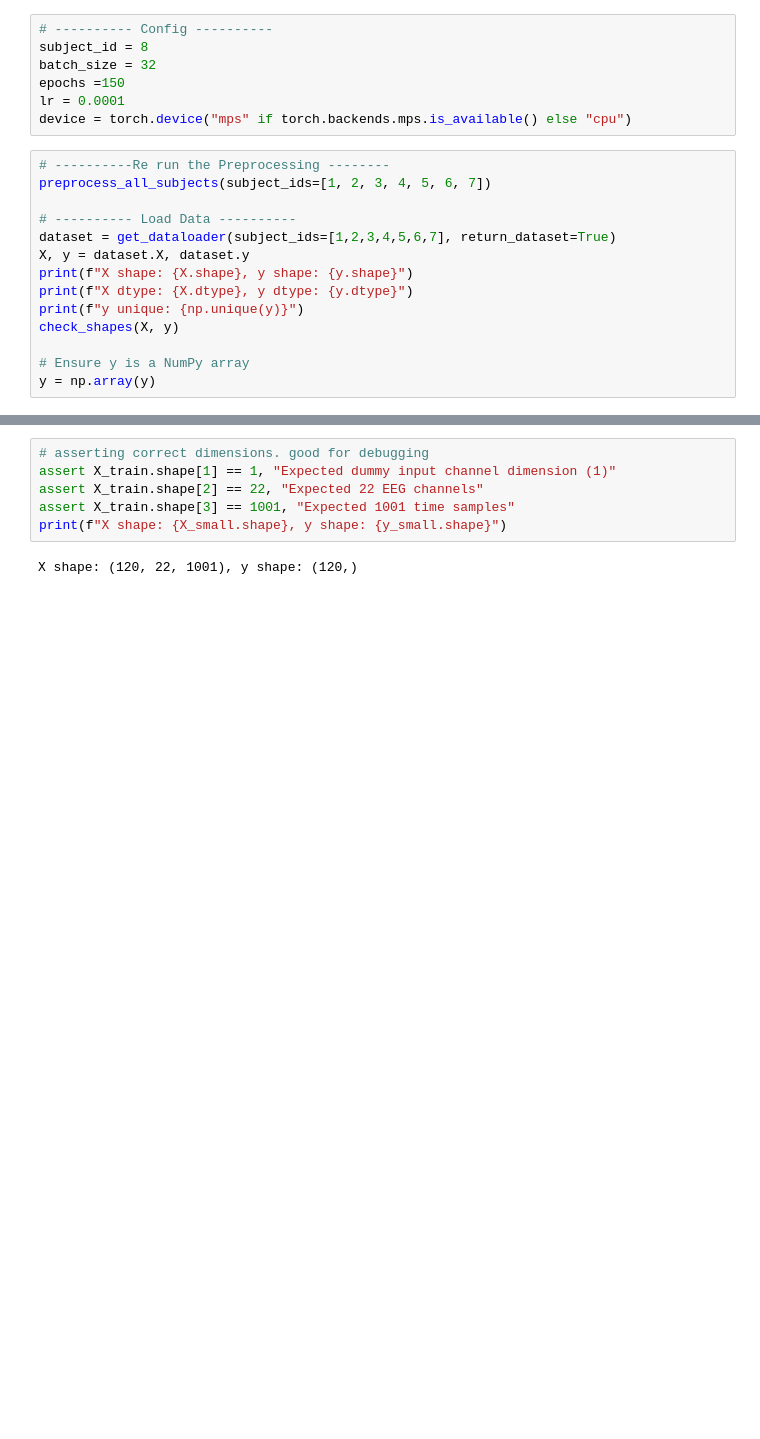
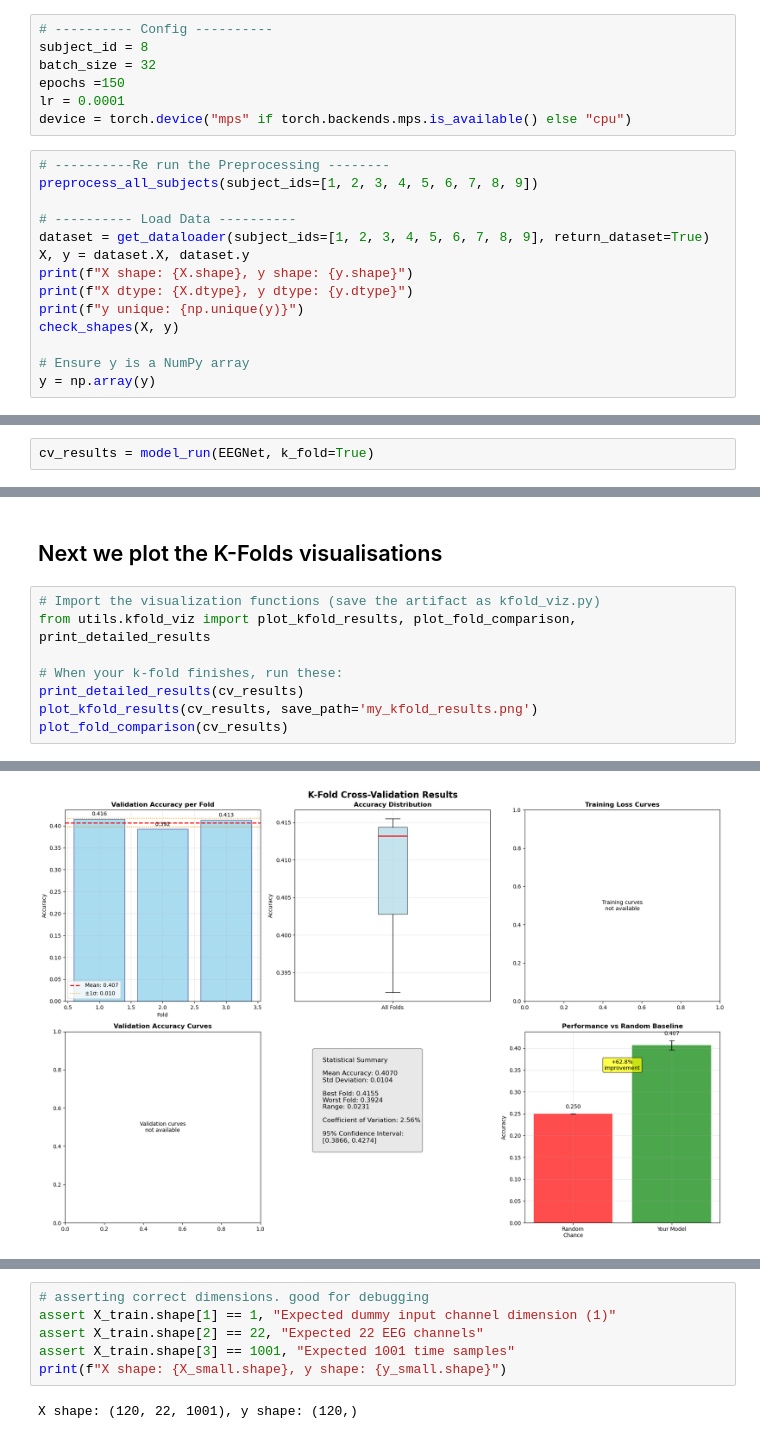
Before and after one commit to VictoryChianumba/robust-eeg-models, a Jupyter notebook: training/train_minimal.ipynb, the cells around one changed output, grey strips where cells are left out. Saved outputs shown, nothing was run; the diff lists cells and outputs as text; blank space fills up the shorter version.

```diff
--- a/training/train_minimal.ipynb
+++ b/training/train_minimal.ipynb
@@ -35,10 +38,10 @@ lr = 0.0001
 device = torch.device("mps" if torch.backends.mps.is_available() else "cpu")
 # %%
 # ----------Re run the Preprocessing --------
-preprocess_all_subjects(subject_ids=[1, 2, 3, 4, 5, 6, 7])
+preprocess_all_subjects(subject_ids=[1, 2, 3, 4, 5, 6, 7, 8, 9])
 
 # ---------- Load Data ----------
-dataset = get_dataloader(subject_ids=[1,2,3,4,5,6,7], return_dataset=True)
+dataset = get_dataloader(subject_ids=[1, 2, 3, 4, 5, 6, 7, 8, 9], return_dataset=True)
 X, y = dataset.X, dataset.y
 print(f"X shape: {X.shape}, y shape: {y.shape}")
 print(f"X dtype: {X.dtype}, y dtype: {y.dtype}")
@@ -198,0 +253,2 @@ X_val = np.expand_dims(X_val, axis=1)        # from (N, 22, 1001) → (N, 1, 22,
+# %%
+cv_results = model_run(EEGNet, k_fold=True)
@@ -198,0 +294,11 @@ X_val = np.expand_dims(X_val, axis=1)        # from (N, 22, 1001) → (N, 1, 22,
+# %% [markdown]
+## Next we plot the K-Folds visualisations
+# %%
+# Import the visualization functions (save the artifact as kfold_viz.py)
+from utils.kfold_viz import plot_kfold_results, plot_fold_comparison, print_detailed_results
+
+# When your k-fold finishes, run these:
+print_detailed_results(cv_results)
+plot_kfold_results(cv_results, save_path='my_kfold_results.png')
+plot_fold_comparison(cv_results)
+# %% [output]
@@ -198,0 +322 @@ X_val = np.expand_dims(X_val, axis=1)        # from (N, 22, 1001) → (N, 1, 22,
+[figure, added]
```
Also changed, not shown: parts of 27 cells of this notebook, 8 other files.
